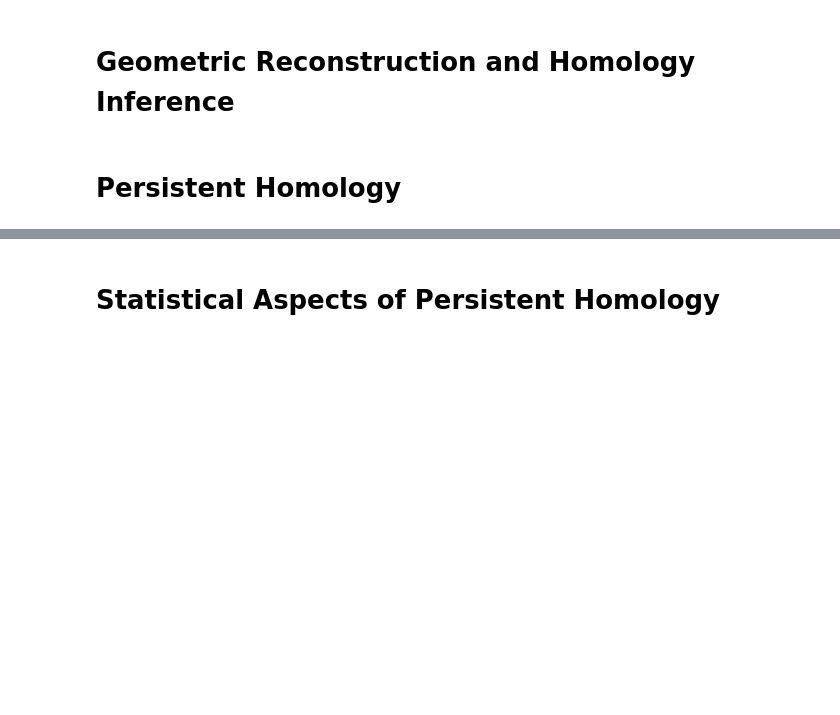
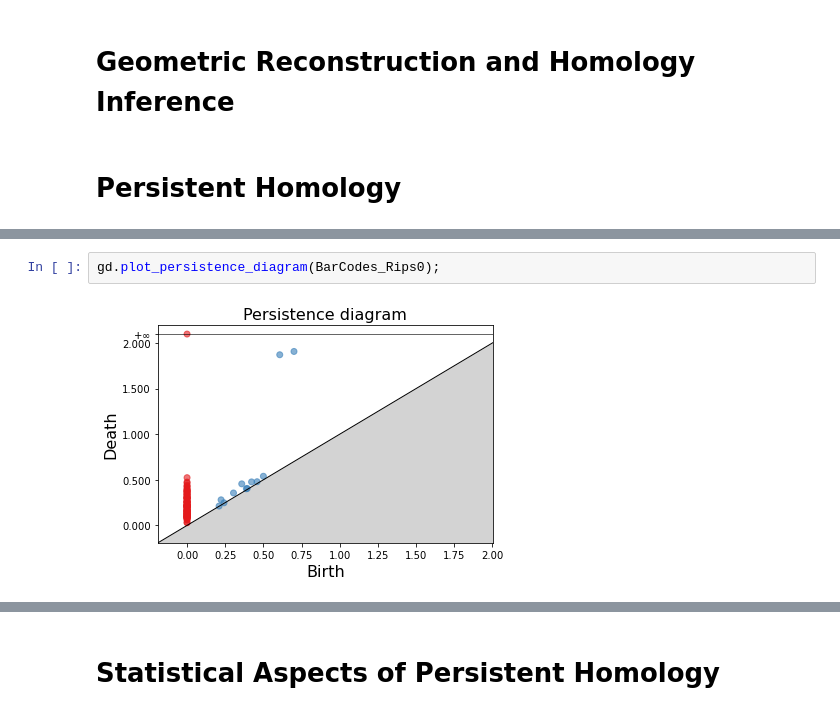
Before and after one commit to florandefossez/TDA_project, a Jupyter notebook: report.ipynb, the cells around one changed output, grey strips where cells are left out. Cells and saved outputs as stored; diff of their text form; blank space fills up the shorter version.

```diff
--- a/report.ipynb
+++ b/report.ipynb
@@ -143,0 +192,4 @@ Il est possible de visualiser ce complexe dans un navigateur avec le fichier out
+# %%
+gd.plot_persistence_diagram(BarCodes_Rips0);
+# %% [output]
+[figure, added]
```
Also changed, not shown: parts of 21 cells of this notebook, 2 other files.
